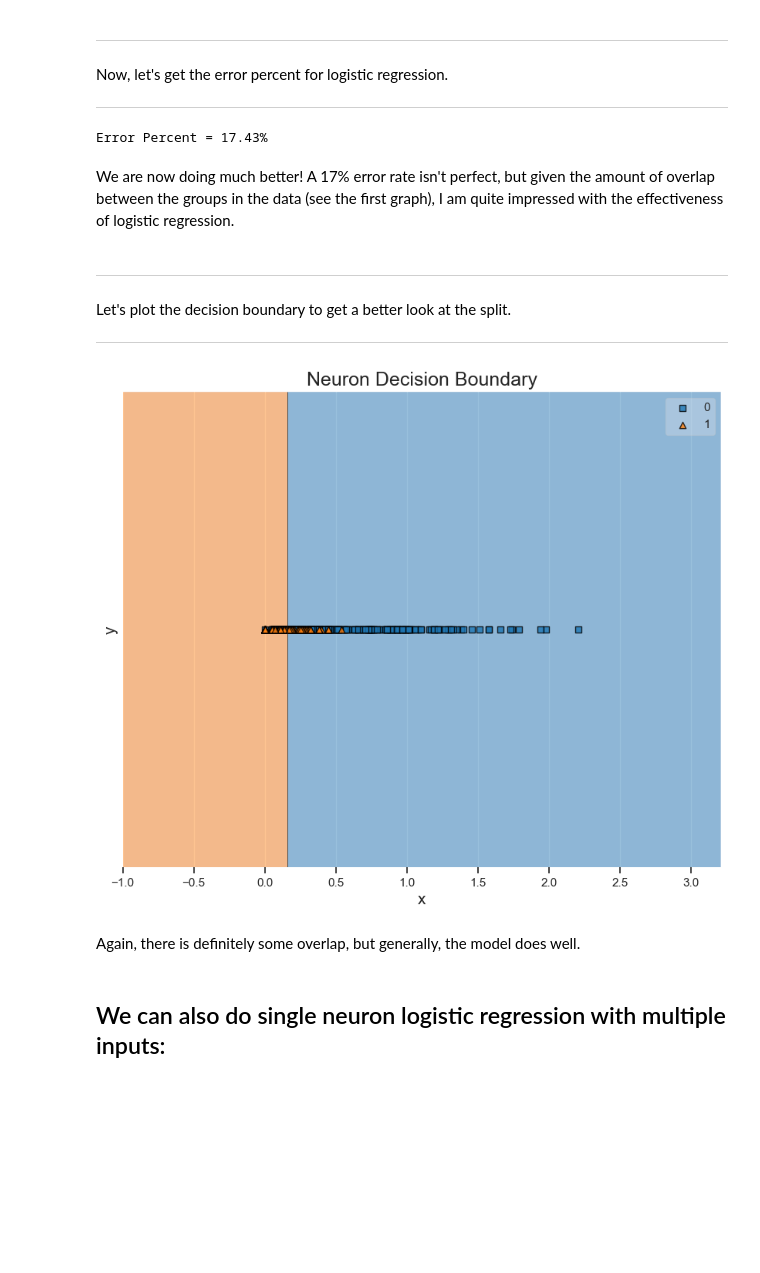
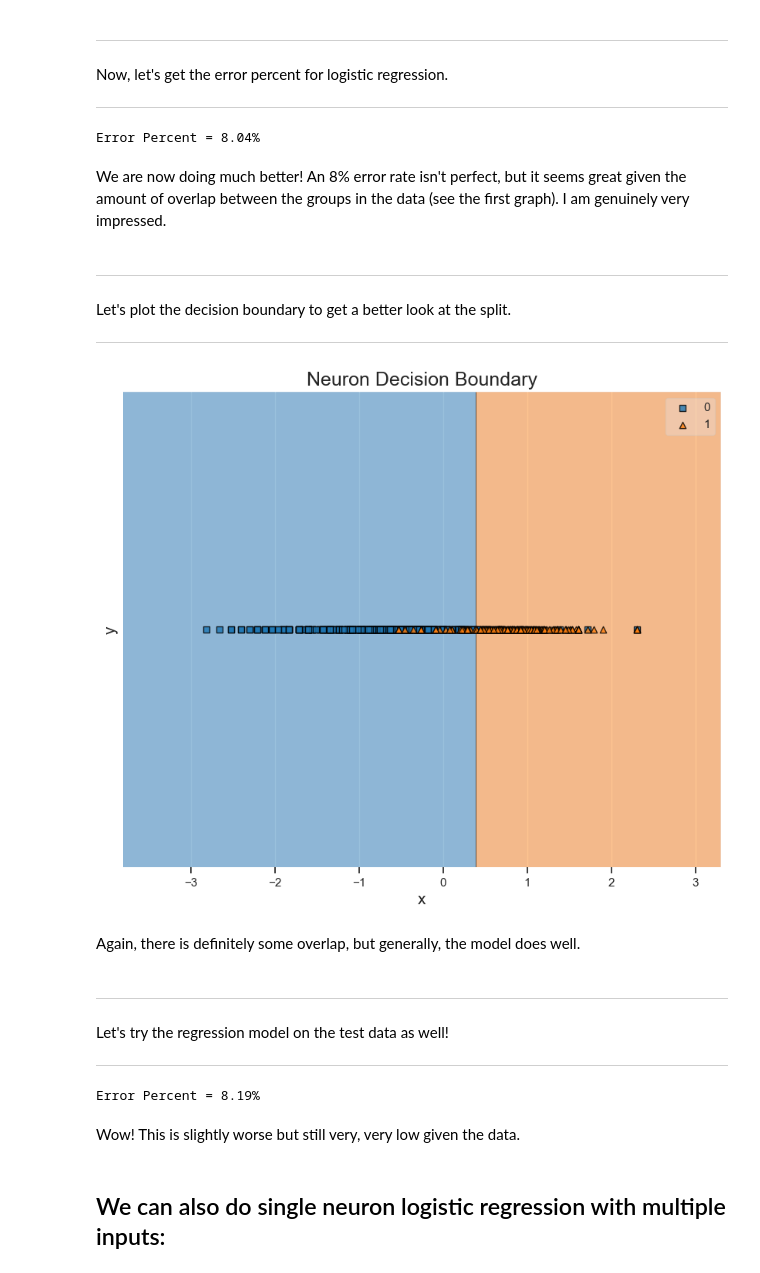
Before and after one commit to pstern17/INDE-577, a Jupyter notebook: 1. Supervised Learning/1.3. Logistic Regression/logistic_regression.ipynb, the cells around one changed output. Cells and saved outputs as stored; diff of their text form; code cells hidden in the pictures; blank space fills up the shorter version.

```diff
--- a/1. Supervised Learning/1.3. Logistic Regression/logistic_regression.ipynb
+++ b/1. Supervised Learning/1.3. Logistic Regression/logistic_regression.ipynb
@@ -369,27 +420,43 @@ The cost decreases rapidly in the first 100 epochs and then slowed afterwards. I
 Now, let's get the error percent for logistic regression.
 ***
 # %%
-y_hat = node.predict(x)
+# Get the predictions.
+y_hat = node.predict(train_shots.reshape(-1,1))
 
-np.rint(y_hat) != y
-
-error = (np.rint(y_hat) != y).astype(int)
-print(f"Error Percent = {round(((error.sum() / len(y)) * 100), 2)}%")
+# Get the error percent.
+error = (np.rint(y_hat) != train_r1).astype(int)
+print(f"Error Percent = {round(((error.sum() / len(train_r1)) * 100), 2)}%")
 # %% [output]
-Error Percent = 17.43%
+Error Percent = 8.04%
 # %% [markdown]
-We are now doing much better! A 17% error rate isn't perfect, but given the amount of overlap between the groups in the data (see the first graph), I am quite impressed with the effectiveness of logistic regression.
+We are now doing much better! An 8% error rate isn't perfect, but it seems great given the amount of overlap between the groups in the data (see the first graph). I am genuinely very impressed.
 # %% [markdown]
 ***
 Let's plot the decision boundary to get a better look at the split.
 ***
-# %%
-node.plot_decision_boundary(x, y)
-plt.show()
-# %% [output]
-[figure, removed]
+# %%
+# Plot the decision boundary.
+node.plot_decision_boundary(train_shots.reshape(-1,1), train_r1)
+plt.show()
+# %% [output]
+[figure, added]
 # %% [markdown]
 Again, there is definitely some overlap, but generally, the model does well.
+# %% [markdown]
+***
+Let's try the regression model on the test data as well!
+***
+# %%
+# Get the predictions.
+y_hat = node.predict(test_shots.reshape(-1,1))
+
+# Get the error percent.
+error = (np.rint(y_hat) != test_r1).astype(int)
+print(f"Error Percent = {round(((error.sum() / len(test_r1)) * 100), 2)}%")
+# %% [output]
+Error Percent = 8.19%
+# %% [markdown]
+Wow! This is slightly worse but still very, very low given the data.
 # %% [markdown]
 ## We can also do single neuron logistic regression with multiple inputs:
 # %% [markdown]
```
Also changed, not shown: parts of 17 cells of this notebook.
